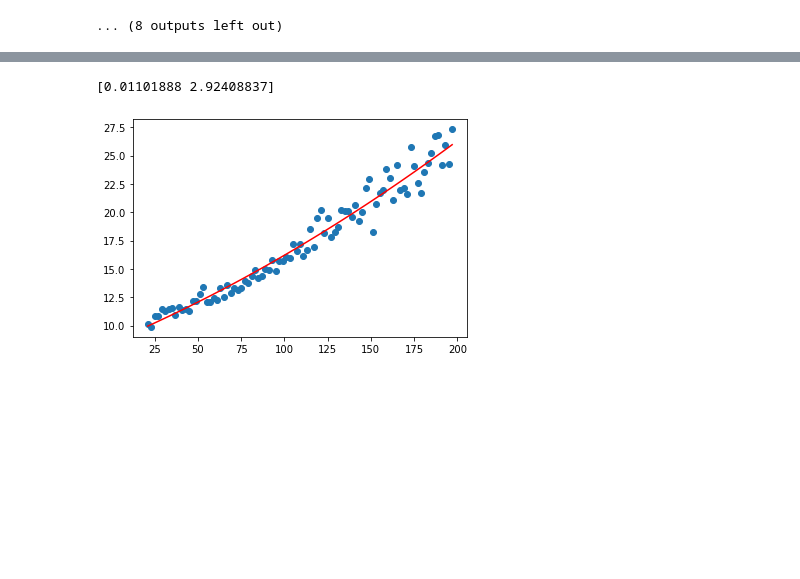
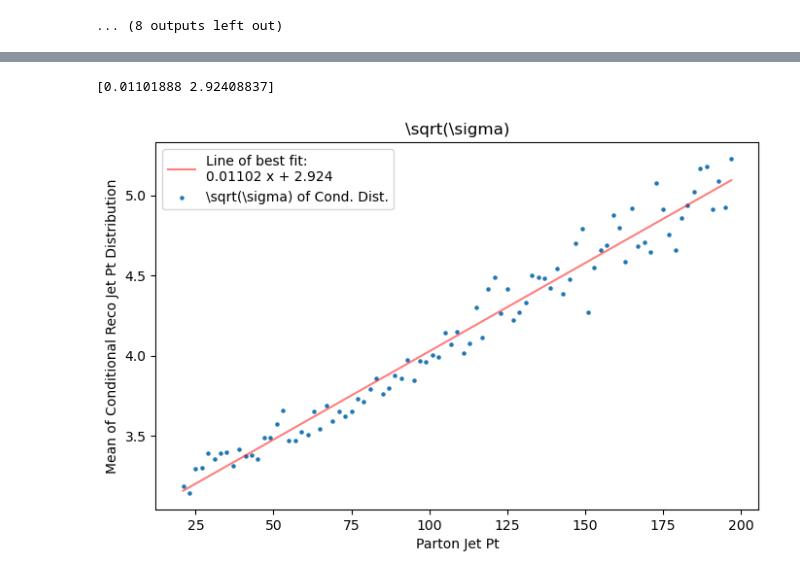
Before and after one commit to jblue1/falcon, a Jupyter notebook: notebooks/DensityEstimation.ipynb, the cells around one changed output, grey strips where cells are left out. Saved outputs shown, nothing was run; the diff lists cells and outputs as text; code cells hidden in the pictures; blank space fills up the shorter version.

```diff
--- a/notebooks/DensityEstimation.ipynb
+++ b/notebooks/DensityEstimation.ipynb
@@ -125,10 +132,20 @@ plt.show()
 # %%
 coef = np.polyfit(pt,np.sqrt(stdDevs),1)
 print(coef)
 poly1d_fn = np.poly1d(coef)
-plt.scatter(pt, stdDevs)
-plt.plot(pt, poly1d_fn(pt)**2, alpha=1, c='r')
+
+fig = plt.figure(figsize=(8,5), dpi=100)
+ax = fig.add_subplot(111)
+ax.scatter(pt, np.sqrt(stdDevs), s=5, label=r'\sqrt(\sigma) of Cond. Dist.')
+ax.plot(pt, poly1d_fn(pt), alpha=0.5, c='r', label='Line of best fit:'+str(poly1d_fn))
+ax.set_xlabel('Parton Jet Pt')
+ax.set_ylabel('Mean of Conditional Reco Jet Pt Distribution')
+ax.set_title(r'\sqrt(\sigma)')
+ax.legend()
 plt.show()
+#plt.scatter(pt, stdDevs)
+#plt.plot(pt, poly1d_fn(pt)**2, alpha=1, c='r')
+#plt.show()
 # %% [output]
 [0.01101888 2.92408837]
-[figure, old version]
+[figure, new version]
```
Also changed, not shown: parts of 1 cell of this notebook.
